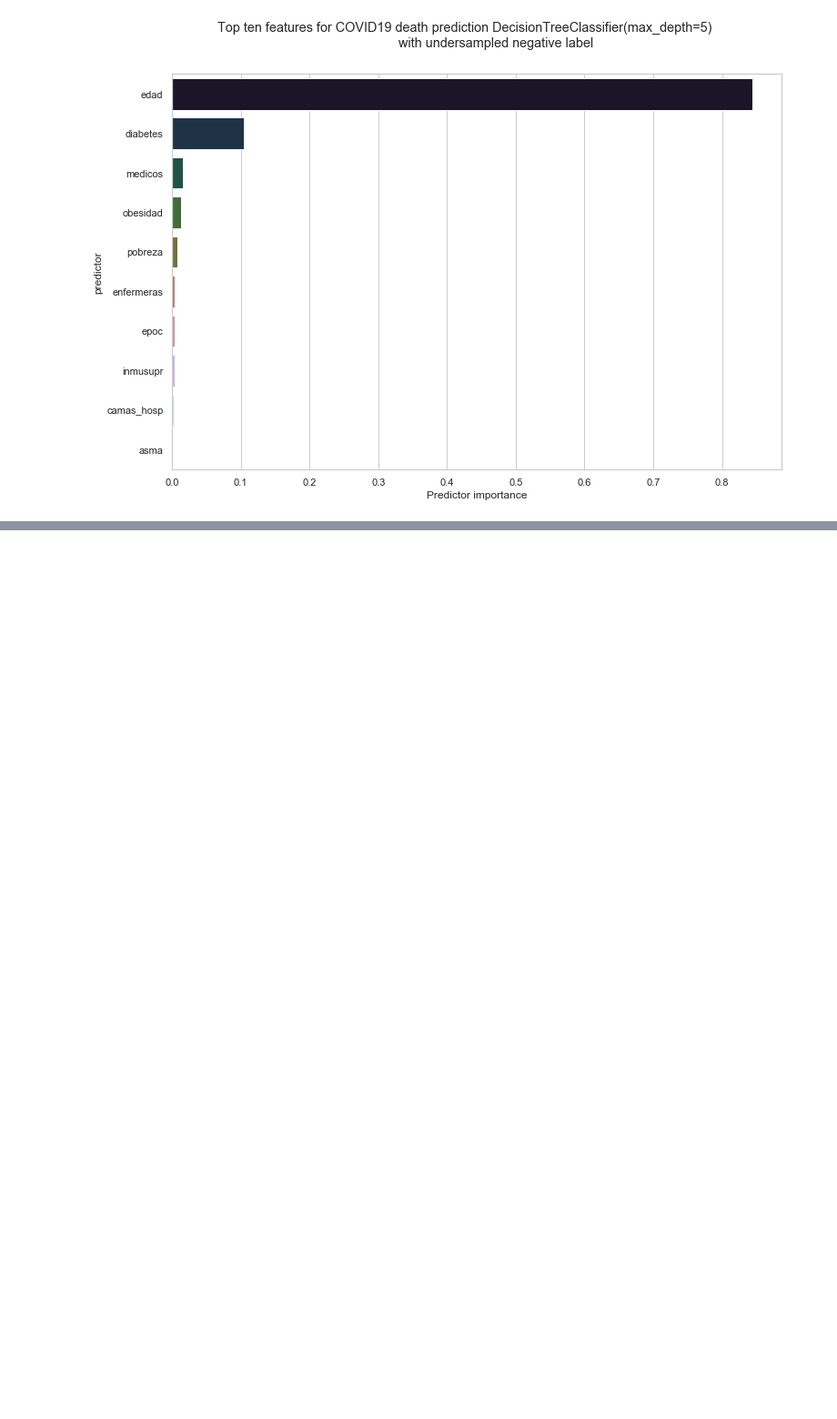
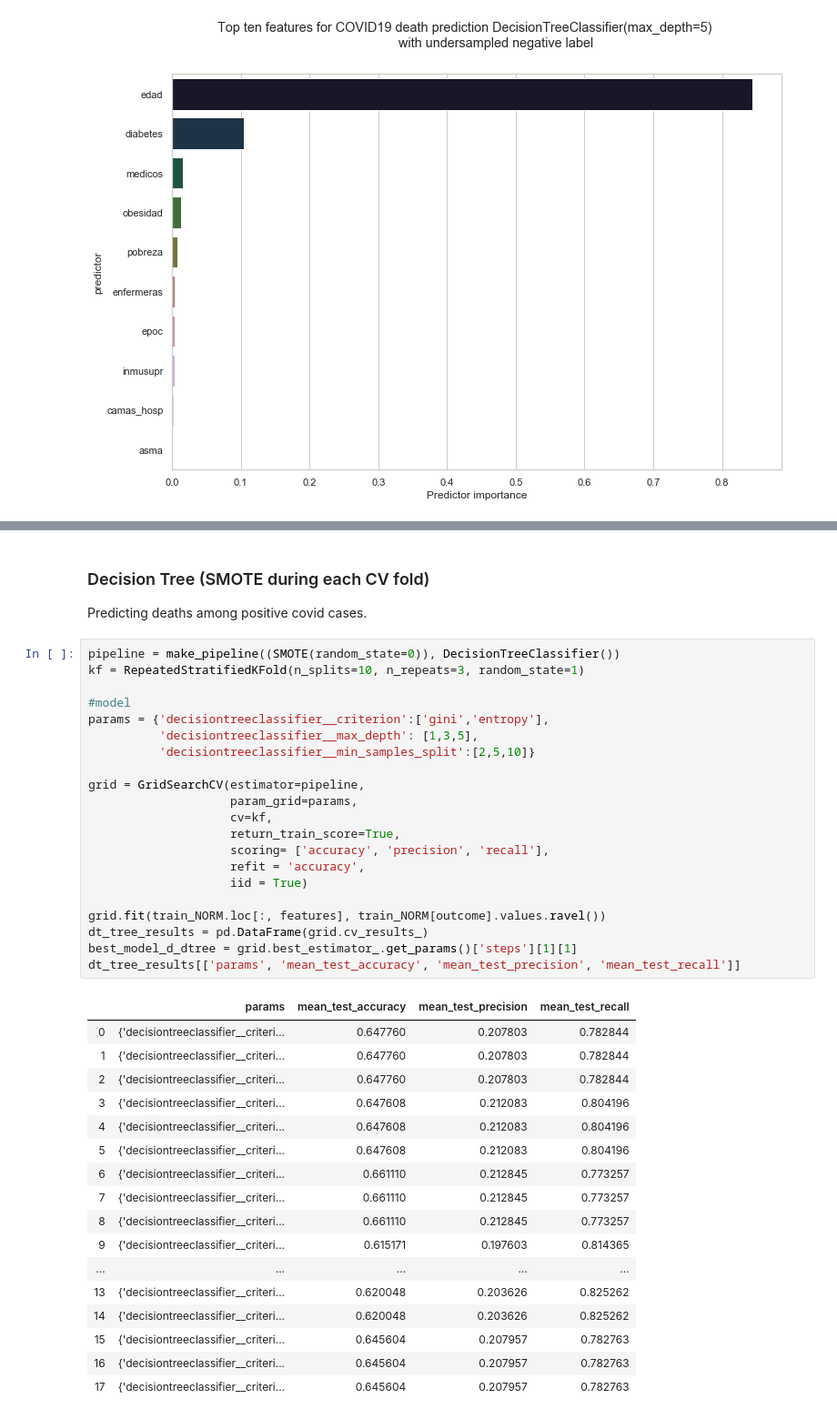
Before and after one commit to ml-project-2020/covid, a Jupyter notebook: SVM DecisionTrees.ipynb, the cells around one changed output, grey strips where cells are left out. Shown at 91% size. Saved outputs shown, nothing was run; the diff lists cells and outputs as text; blank space fills up the shorter version.

```diff
--- a/SVM DecisionTrees.ipynb
+++ b/SVM DecisionTrees.ipynb
@@ -403,0 +565,42 @@ Text(0.5, 0, 'Predictor importance')
+# %% [markdown]
+### Decision Tree (SMOTE during each CV fold)
+Predicting deaths among positive covid cases.
+# %%
+pipeline = make_pipeline((SMOTE(random_state=0)), DecisionTreeClassifier())
+kf = RepeatedStratifiedKFold(n_splits=10, n_repeats=3, random_state=1)
+
+#model
+params = {'decisiontreeclassifier__criterion':['gini','entropy'],
+          'decisiontreeclassifier__max_depth': [1,3,5],
+          'decisiontreeclassifier__min_samples_split':[2,5,10]}
+
+grid = GridSearchCV(estimator=pipeline,
+                    param_grid=params,
+                    cv=kf,
+                    return_train_score=True,
+                    scoring= ['accuracy', 'precision', 'recall'],
+                    refit = 'accuracy',
+                    iid = True)
+
+grid.fit(train_NORM.loc[:, features], train_NORM[outcome].values.ravel())
+dt_tree_results = pd.DataFrame(grid.cv_results_)
+best_model_d_dtree = grid.best_estimator_.get_params()['steps'][1][1]
+dt_tree_results[['params', 'mean_test_accuracy', 'mean_test_precision', 'mean_test_recall']]
+# %% [output]
+|  | params | mean_test_accuracy | mean_test_precision | mean_test_recall |
+| 0 | {'decisiontreeclassifier__criteri... | 0.647760 | 0.207803 | 0.782844 |
+| 1 | {'decisiontreeclassifier__criteri... | 0.647760 | 0.207803 | 0.782844 |
+| 2 | {'decisiontreeclassifier__criteri... | 0.647760 | 0.207803 | 0.782844 |
+| 3 | {'decisiontreeclassifier__criteri... | 0.647608 | 0.212083 | 0.804196 |
+| 4 | {'decisiontreeclassifier__criteri... | 0.647608 | 0.212083 | 0.804196 |
+| 5 | {'decisiontreeclassifier__criteri... | 0.647608 | 0.212083 | 0.804196 |
+| 6 | {'decisiontreeclassifier__criteri... | 0.661110 | 0.212845 | 0.773257 |
+| 7 | {'decisiontreeclassifier__criteri... | 0.661110 | 0.212845 | 0.773257 |
+| 8 | {'decisiontreeclassifier__criteri... | 0.661110 | 0.212845 | 0.773257 |
+| 9 | {'decisiontreeclassifier__criteri... | 0.615171 | 0.197603 | 0.814365 |
+| ... | ... | ... | ... | ... |
+| 13 | {'decisiontreeclassifier__criteri... | 0.620048 | 0.203626 | 0.825262 |
+| 14 | {'decisiontreeclassifier__criteri... | 0.620048 | 0.203626 | 0.825262 |
+| 15 | {'decisiontreeclassifier__criteri... | 0.645604 | 0.207957 | 0.782763 |
+| 16 | {'decisiontreeclassifier__criteri... | 0.645604 | 0.207957 | 0.782763 |
+| 17 | {'decisiontreeclassifier__criteri... | 0.645604 | 0.207957 | 0.782763 |
```
Also changed, not shown: parts of 19 cells of this notebook.
